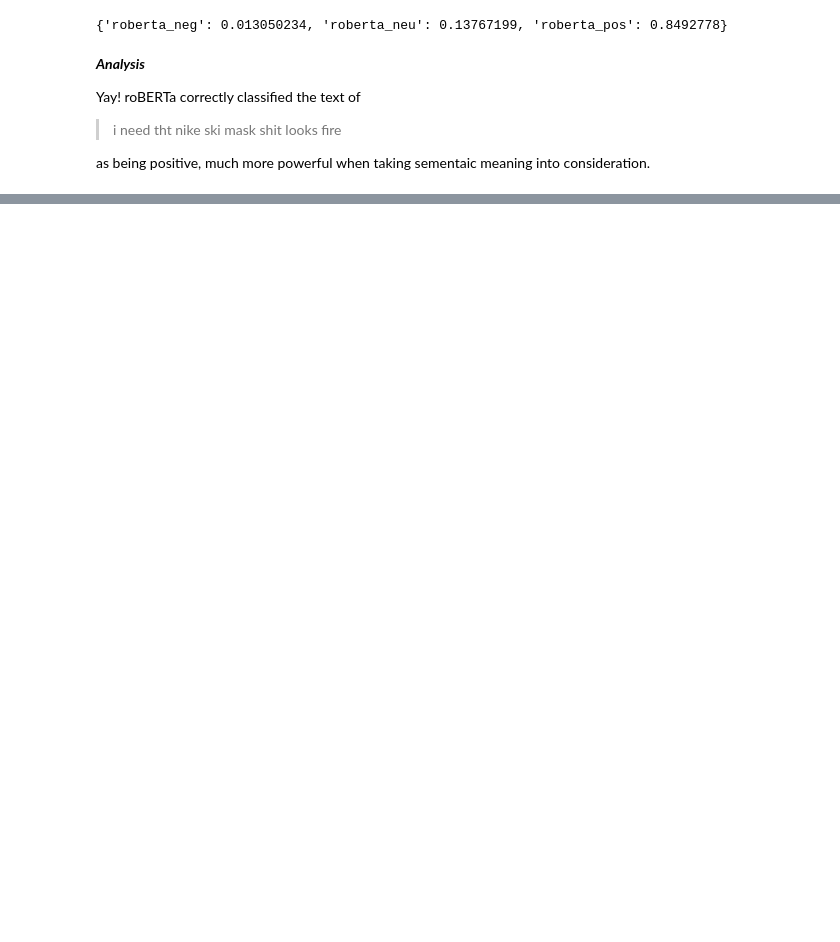
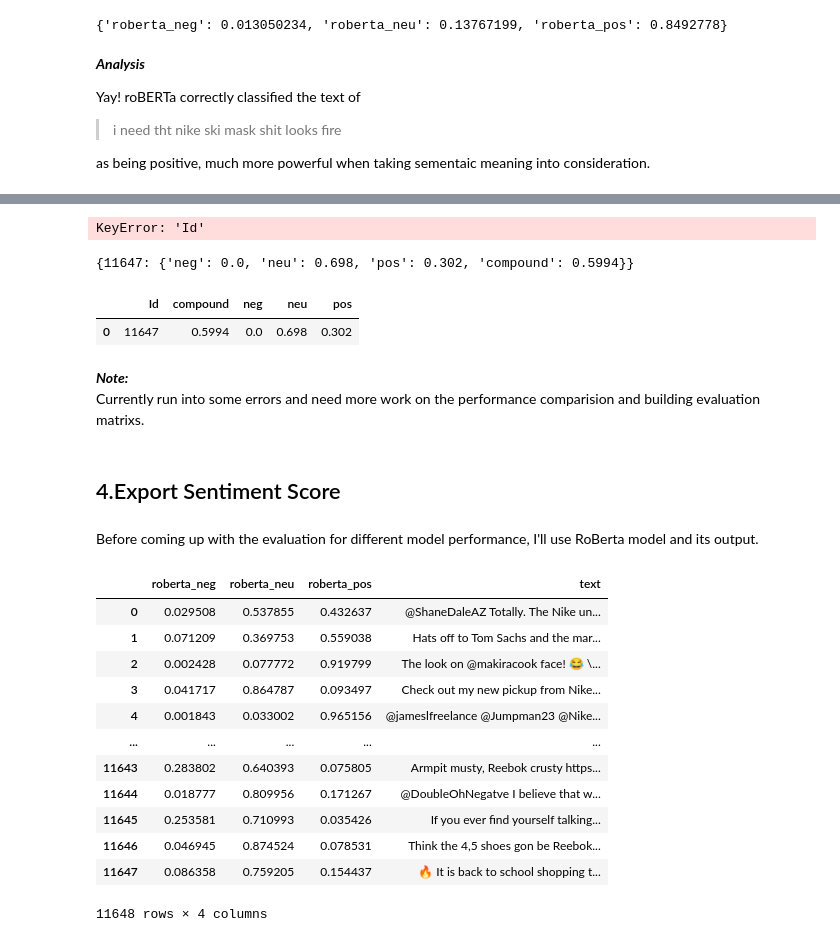
Before and after one commit to HuanSunGo/Quantilope_Core, a Jupyter notebook: src/tweet_analysis/twitter_huan/sentiment_analysis.ipynb, the cells around one changed output, grey strips where cells are left out. Saved outputs shown, nothing was run; the diff lists cells and outputs as text; code cells hidden in the pictures; blank space fills up the shorter version.

Commit message:
add sentiment analysis

```diff
--- a/src/tweet_analysis/twitter_huan/sentiment_analysis.ipynb
+++ b/src/tweet_analysis/twitter_huan/sentiment_analysis.ipynb
@@ -445,0 +600,49 @@ Difficult to see if there's correlation, but roBERTa model is more confident in
+# %%
+# run the vader model over training set
+res = {}
+for i, row in tqdm(X_train.iterrows(), total = len(X_train)):
+    text = row['text']
+    myid = row['Id']
+    res[myid] = sia.polarity_scores(text)
+# %% [output]
+KeyError: 'Id'
+# %%
+res
+# %% [output]
+{11647: {'neg': 0.0, 'neu': 0.698, 'pos': 0.302, 'compound': 0.5994}}
+# %%
+# combine the sentiment score back to the dataframe
+vader_labeled = pd.DataFrame(res).T
+vader_labeled = vader_labeled.reset_index().rename(columns={'index':'Id'})
+# vader_labeled = vaders.merge(text_clean, how = 'left')
+
+# now we have sentiment score and metadata
+vader_labeled
+# %% [output]
+|  | Id | compound | neg | neu | pos |
+| 0 | 11647 | 0.5994 | 0.0 | 0.698 | 0.302 |
+# %% [markdown]
+_**Note:**_ <br>
+Currently run into some errors and need more work on the performance comparision and building evaluation matrixs.
+# %% [markdown]
+## 4.Export Sentiment Score
+# %% [markdown]
+Before coming up with the evaluation for different model performance, I'll use RoBerta model and its output.
+# %%
+sentiment_score = results_df[['roberta_neg','roberta_neu','roberta_pos','text']]
+sentiment_score.to_csv('c:\\Users\\hs324\\OneDrive\\Desktop\\Class_Files\\06_2022Fall\\04_Practicum\\Quantilope_Core\\data\\sentiment_score_text.csv')
+sentiment_score
+# %% [output]
+|  | roberta_neg | roberta_neu | roberta_pos | text |
+| 0 | 0.029508 | 0.537855 | 0.432637 | @ShaneDaleAZ Totally. The Nike un... |
+| 1 | 0.071209 | 0.369753 | 0.559038 | Hats off to Tom Sachs and the mar... |
+| 2 | 0.002428 | 0.077772 | 0.919799 | The look on @makiracook face! 😂 \... |
+| 3 | 0.041717 | 0.864787 | 0.093497 | Check out my new pickup from Nike... |
+| 4 | 0.001843 | 0.033002 | 0.965156 | @jameslfreelance @Jumpman23 @Nike... |
+| ... | ... | ... | ... | ... |
+| 11643 | 0.283802 | 0.640393 | 0.075805 | Armpit musty, Reebok crusty https... |
+| 11644 | 0.018777 | 0.809956 | 0.171267 | @DoubleOhNegatve I believe that w... |
+| 11645 | 0.253581 | 0.710993 | 0.035426 | If you ever find yourself talking... |
+| 11646 | 0.046945 | 0.874524 | 0.078531 | Think the 4,5 shoes gon be Reebok... |
+| 11647 | 0.086358 | 0.759205 | 0.154437 | 🔥 It is back to school shopping t... |
+11648 rows × 4 columns
```
Also changed, not shown: parts of 27 cells of this notebook, 7 other files.
